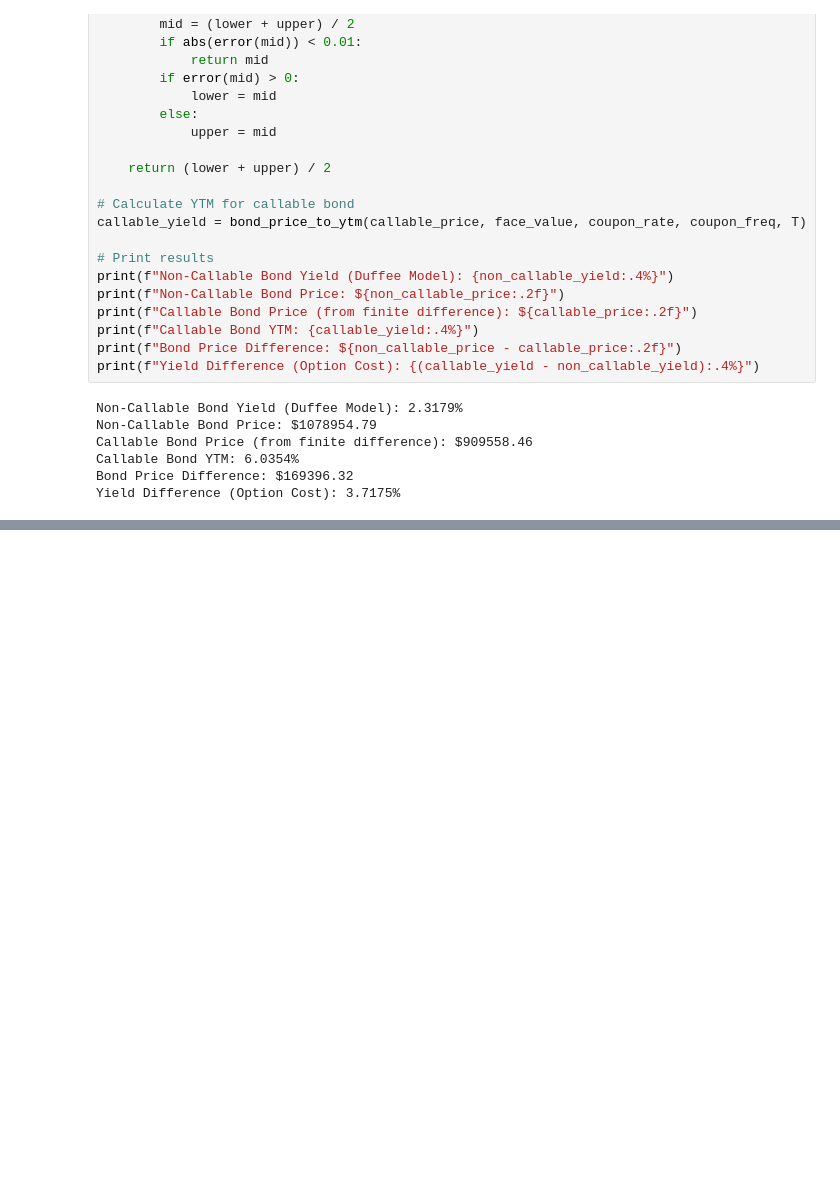
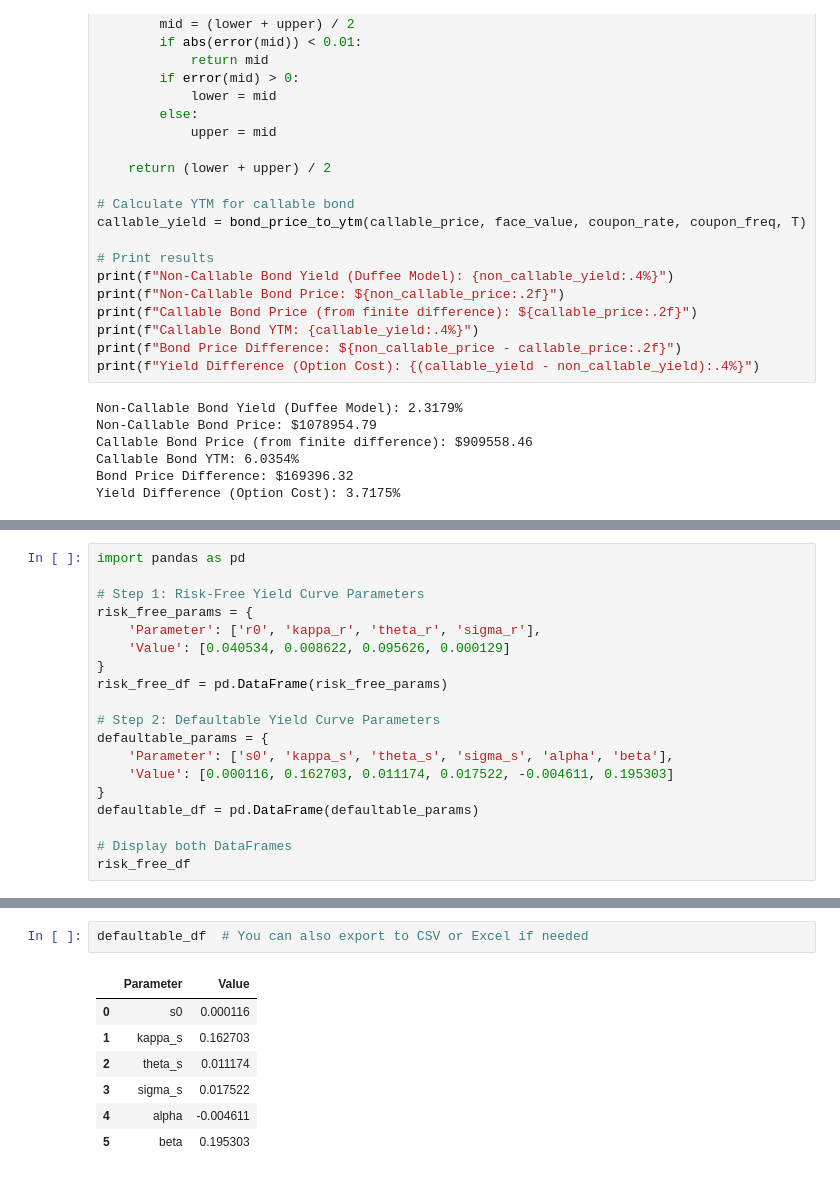
Before and after one commit to fangsitang/TP2_fixed_income, a Jupyter notebook: 2.3_new.ipynb, the cells around one changed output, grey strips where cells are left out. Saved outputs shown, nothing was run; the diff lists cells and outputs as text; blank space fills up the shorter version.

```diff
--- a/2.3_new.ipynb
+++ b/2.3_new.ipynb
@@ -1123,0 +1126,19 @@ Yield Difference (Option Cost): 3.7175%
+# %%
+import pandas as pd
+
+# Step 1: Risk-Free Yield Curve Parameters
+risk_free_params = {
+    'Parameter': ['r0', 'kappa_r', 'theta_r', 'sigma_r'],
+    'Value': [0.040534, 0.008622, 0.095626, 0.000129]
+}
+risk_free_df = pd.DataFrame(risk_free_params)
+
+# Step 2: Defaultable Yield Curve Parameters
+defaultable_params = {
+    'Parameter': ['s0', 'kappa_s', 'theta_s', 'sigma_s', 'alpha', 'beta'],
+    'Value': [0.000116, 0.162703, 0.011174, 0.017522, -0.004611, 0.195303]
+}
+defaultable_df = pd.DataFrame(defaultable_params)
+
+# Display both DataFrames
+risk_free_df
@@ -1123,0 +1151,10 @@ Yield Difference (Option Cost): 3.7175%
+# %%
+defaultable_df  # You can also export to CSV or Excel if needed
+# %% [output]
+|  | Parameter | Value |
+| 0 | s0 | 0.000116 |
+| 1 | kappa_s | 0.162703 |
+| 2 | theta_s | 0.011174 |
+| 3 | sigma_s | 0.017522 |
+| 4 | alpha | -0.004611 |
+| 5 | beta | 0.195303 |
```
Also changed, not shown: parts of 2 cells of this notebook.
